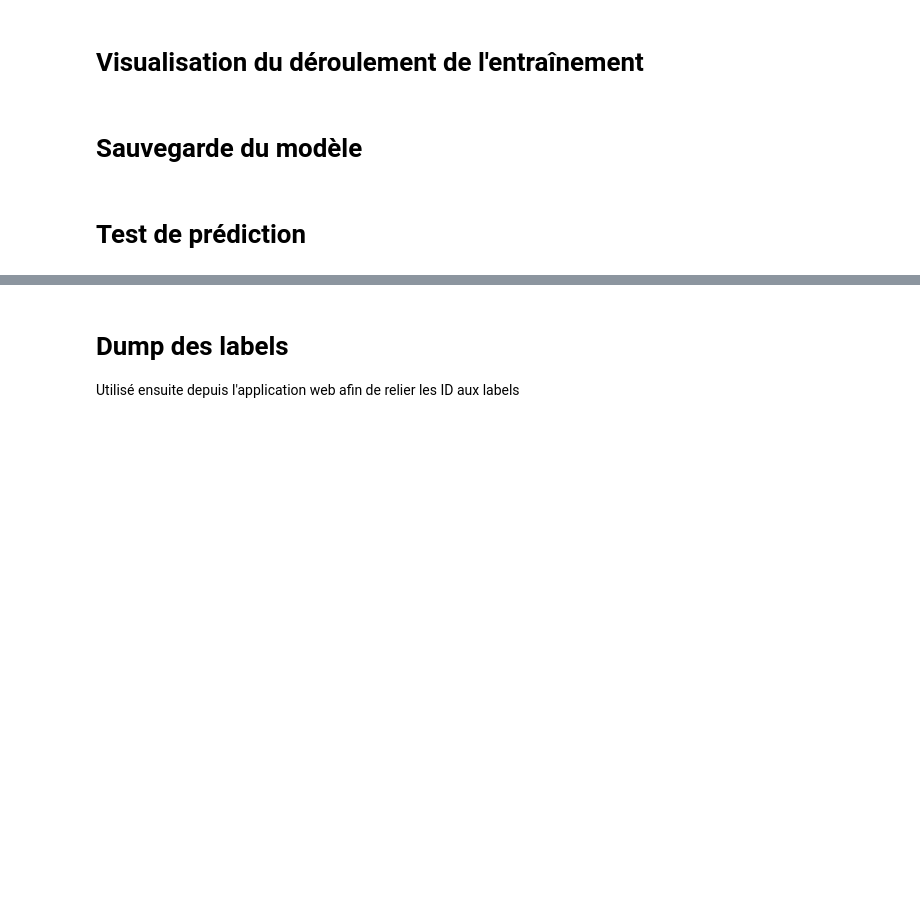
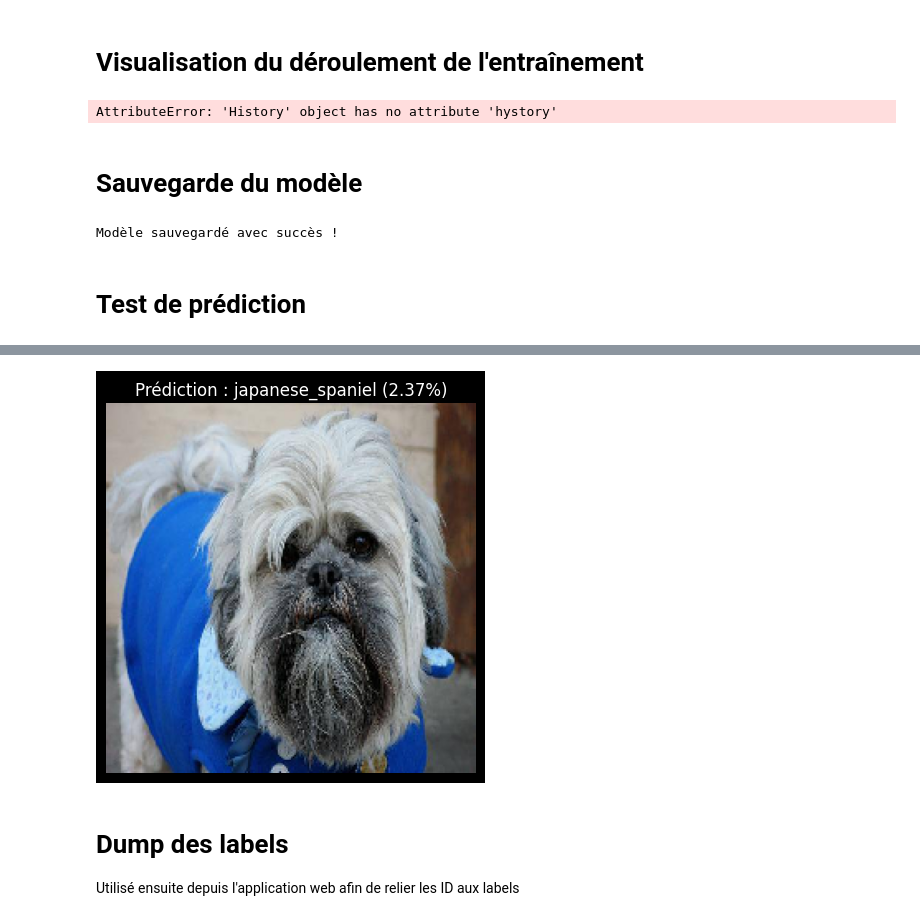
Before and after one commit to LeoLChalot/Deep-Learning-CNN-Dog-Recogniser, a Jupyter notebook: Projet-Etude-CNN-DeepLearning/notebooks/notebook_dog_breed_fromScratch.ipynb, the cells around one changed output, grey strips where cells are left out. Saved outputs shown, nothing was run; the diff lists cells and outputs as text; code cells hidden in the pictures; blank space fills up the shorter version.

```diff
--- a/Projet-Etude-CNN-DeepLearning/notebooks/notebook_dog_breed_fromScratch.ipynb
+++ b/Projet-Etude-CNN-DeepLearning/notebooks/notebook_dog_breed_fromScratch.ipynb
@@ -441,7 +420,7 @@ Model: "functional"
 history = model.fit(
     train_generator,
     steps_per_epoch=len(train_generator),
-    epochs=50,
+    epochs=1,
     validation_data=valid_generator,
     validation_steps=len(valid_generator),
     callbacks=callbacks_list
@@ -449,6 +431,7 @@ history = model.fit(
 # %% [markdown]
 # Visualisation du déroulement de l'entraînement
 # %%
+print(history.hystory)
 acc = history.history['accuracy']
 val_acc = history.history['val_accuracy']
 loss = history.history['loss']
@@ -471,12 +454,16 @@ plt.plot(epochs_range, val_loss, label='Validation Loss')
 plt.legend(loc='upper right')
 plt.title('Perte (Loss)')
 plt.show()
+# %% [output]
+AttributeError: 'History' object has no attribute 'hystory'
 # %% [markdown]
 # Sauvegarde du modèle
 # %%
 # Sauvegarde au format de Keras
 model.save(MODEL_FINAL_PATH)
 print("Modèle sauvegardé avec succès !")
+# %% [output]
+Modèle sauvegardé avec succès !
 # %% [markdown]
 # Test de prédiction
 # %%
@@ -512,5 +499,6 @@ def predict_breed(img_path):
 
 # --- UTILISATION ---
 # Remplacez par le chemin d'une image de votre dossier de test
-test_image_path = os.path.join(TEST_DATASET_FOLDER_JPG, os.listdir(TEST_DATASET_FOLDER_JPG)[3])
+test_image_path = os.path.join(TEST_DATASET_FOLDER_JPG, os.listdir(TEST_DATASET_FOLDER_JPG)[15])
 predict_breed(test_image_path)
+# %% [output]
@@ -517,3 +506,4 @@ predict_breed(test_image_path)
+[figure, added]
 # %% [markdown]
 # Dump des labels
 Utilisé ensuite depuis l'application web afin de relier les ID aux labels
```
Also changed, not shown: parts of 5 cells of this notebook, 3 other files.
